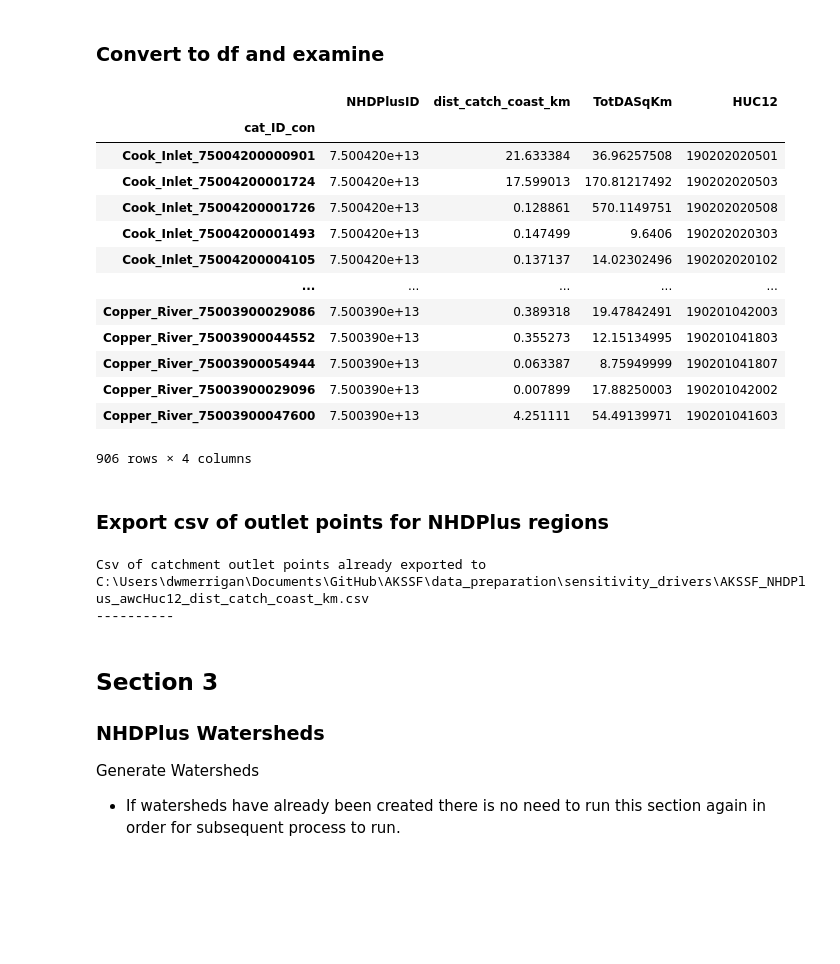
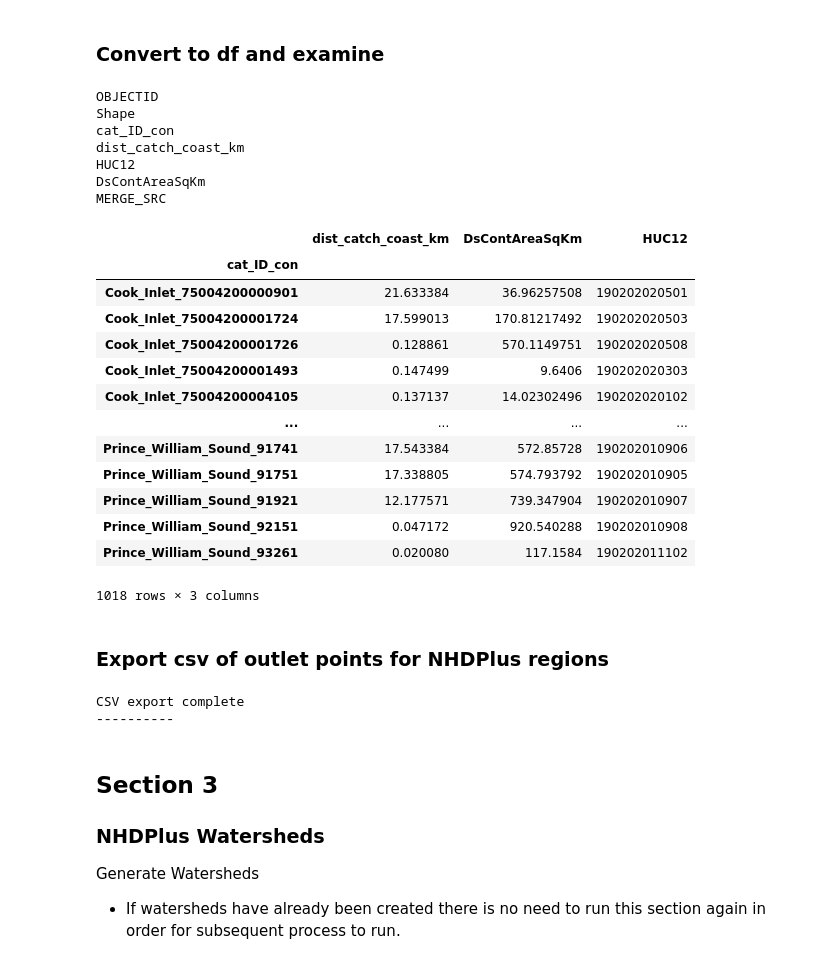
Before and after one commit to erinlarson/AKSSF, a Jupyter notebook: data_preparation/sensitivity_drivers/landcover/AKSSF_AWC_HUC12s_Covariates.ipynb, the cells around one changed output. Saved outputs shown, nothing was run; the diff lists cells and outputs as text; code cells hidden in the pictures; blank space fills up the shorter version.

Commit message:
Finish catchment code for TauDEM and export new point csv with distance to coast.

```diff
--- a/data_preparation/sensitivity_drivers/landcover/AKSSF_AWC_HUC12s_Covariates.ipynb
+++ b/data_preparation/sensitivity_drivers/landcover/AKSSF_AWC_HUC12s_Covariates.ipynb
@@ -586,3 +613,0 @@ Outlet points already created at D:\GIS\AKSSF_awcHuc12_cv\AKSSF_awcHuc12_cv.gdb\
-# %%
-for field in arcpy.ListFields(all_tau_outpts):
-    print(field.name)
@@ -602,38 +667,46 @@ HUC12
 # %%
 import numpy
 import pandas as pd
 
 # Make catchment points df
 cat_df = pd.DataFrame()
 cat_field_list = []
 
-for field in arcpy.ListFields(outletspath):
+for field in arcpy.ListFields(catpointspath):
+    print(field.name)
     cat_field_list.append(field.name)
-cat_arr = arcpy.da.TableToNumPyArray(outletspath, ['cat_ID_con', 'NHDPlusID','dist_catch_coast_km','TotDASqKm','HUC12'])
+cat_arr = arcpy.da.TableToNumPyArray(catpointspath, ['cat_ID_con','dist_catch_coast_km','DsContAreaSqKm','HUC12'])
 cat_df = pd.DataFrame(cat_arr)
 cat_df = cat_df.set_index('cat_ID_con')
 cat_df
 # %% [output]
+OBJECTID
+Shape
+cat_ID_con
+dist_catch_coast_km
+HUC12
+DsContAreaSqKm
+MERGE_SRC
-|  | NHDPlusID | dist_catch_coast_km | TotDASqKm | HUC12 |
-| cat_ID_con |  |  |  |  |
-| Cook_Inlet_75004200000901 | 7.500420e+13 | 21.633384 | 36.96257508 | 190202020501 |
-| Cook_Inlet_75004200001724 | 7.500420e+13 | 17.599013 | 170.81217492 | 190202020503 |
-| Cook_Inlet_75004200001726 | 7.500420e+13 | 0.128861 | 570.1149751 | 190202020508 |
-| Cook_Inlet_75004200001493 | 7.500420e+13 | 0.147499 | 9.6406 | 190202020303 |
-| Cook_Inlet_75004200004105 | 7.500420e+13 | 0.137137 | 14.02302496 | 190202020102 |
-| ... | ... | ... | ... | ... |
-| Copper_River_75003900029086 | 7.500390e+13 | 0.389318 | 19.47842491 | 190201042003 |
-| Copper_River_75003900044552 | 7.500390e+13 | 0.355273 | 12.15134995 | 190201041803 |
-| Copper_River_75003900054944 | 7.500390e+13 | 0.063387 | 8.75949999 | 190201041807 |
-| Copper_River_75003900029096 | 7.500390e+13 | 0.007899 | 17.88250003 | 190201042002 |
-| Copper_River_75003900047600 | 7.500390e+13 | 4.251111 | 54.49139971 | 190201041603 |
+|  | dist_catch_coast_km | DsContAreaSqKm | HUC12 |
+| cat_ID_con |  |  |  |
+| Cook_Inlet_75004200000901 | 21.633384 | 36.96257508 | 190202020501 |
+| Cook_Inlet_75004200001724 | 17.599013 | 170.81217492 | 190202020503 |
+| Cook_Inlet_75004200001726 | 0.128861 | 570.1149751 | 190202020508 |
+| Cook_Inlet_75004200001493 | 0.147499 | 9.6406 | 190202020303 |
+| Cook_Inlet_75004200004105 | 0.137137 | 14.02302496 | 190202020102 |
+| ... | ... | ... | ... |
+| Prince_William_Sound_91741 | 17.543384 | 572.85728 | 190202010906 |
+| Prince_William_Sound_91751 | 17.338805 | 574.793792 | 190202010905 |
+| Prince_William_Sound_91921 | 12.177571 | 739.347904 | 190202010907 |
+| Prince_William_Sound_92151 | 0.047172 | 920.540288 | 190202010908 |
+| Prince_William_Sound_93261 | 0.020080 | 117.1584 | 190202011102 |
-906 rows × 4 columns
+1018 rows × 3 columns
 # %% [markdown]
 ### Export csv of outlet points for NHDPlus regions
 # %%
 import os
 #Export CSV to read into R
-nhd_catpts_outname = 'AKSSF_NHDPlus_awcHuc12_dist_catch_coast_km.csv'
+nhd_catpts_outname = 'AKSSF_awcHuc12_dist_catch_coast_km.csv'
 outlets_csv = os.path.join(outdir,nhd_catpts_outname)
 if not arcpy.Exists(outlets_csv):
     arcpy.da.NumPyArrayToTable(cat_arr,outlets_csv)
@@ -642,7 +715,7 @@ else:
     print(f'Csv of catchment outlet points already exported to {outlets_csv}')
 print('----------')
 # %% [output]
-Csv of catchment outlet points already exported to C:\Users\dwmerrigan\Documents\GitHub\AKSSF\data_preparation\sensitivity_drivers\AKSSF_NHDPlus_awcHuc12_dist_catch_coast_km.csv
+CSV export complete
 ----------
 # %% [markdown]
 ## Section 3
```
Also changed, not shown: parts of 9 cells of this notebook, 1 other file.
